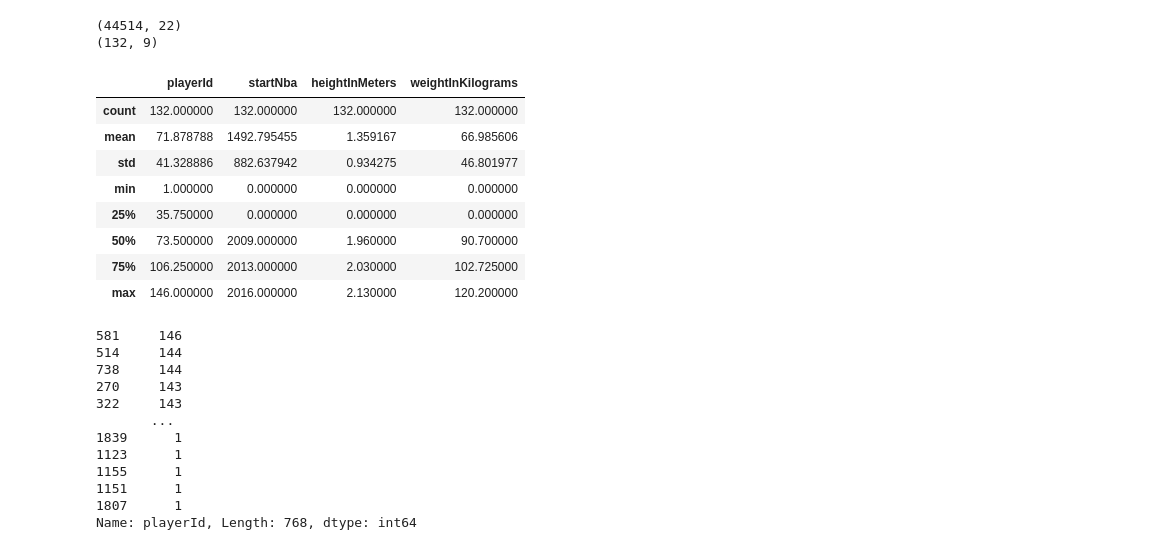
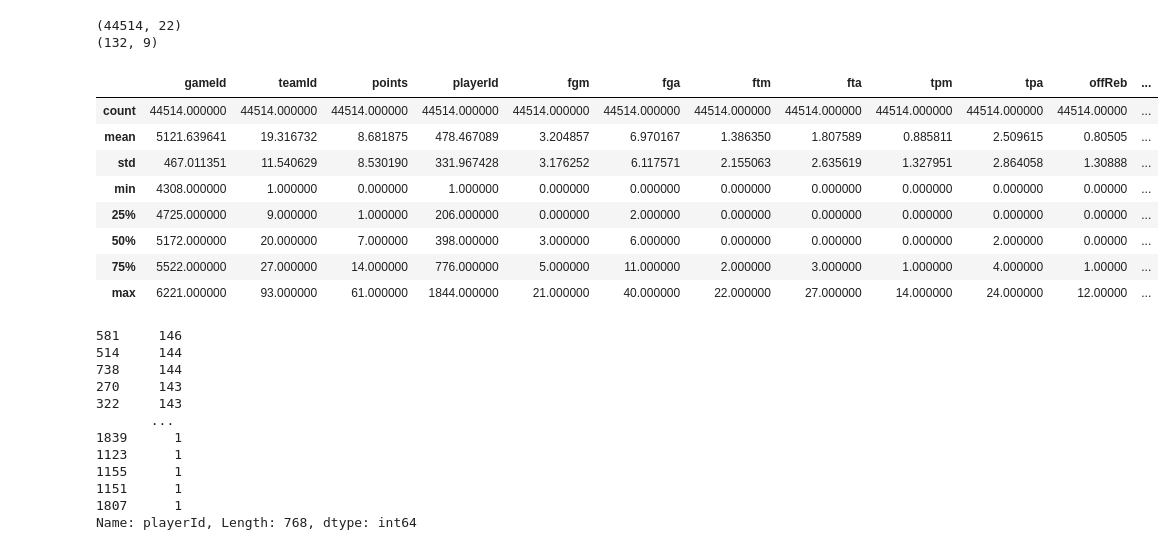
Before and after one commit to justinthe/NBA_API, a Jupyter notebook: code/eda_1.ipynb, the cells around one changed output. Cells and saved outputs as stored; diff of their text form; code cells hidden in the pictures.

```diff
--- a/code/eda_1.ipynb
+++ b/code/eda_1.ipynb
@@ -19,17 +19,17 @@ playerInfo = playerInfo[playerInfoCol].copy()
 (44514, 22)
 (132, 9)
 # %%
-playerInfo.describe()
+data.describe()
 # %% [output]
-|  | playerId | startNba | heightInMeters | weightInKilograms |
-| count | 132.000000 | 132.000000 | 132.000000 | 132.000000 |
-| mean | 71.878788 | 1492.795455 | 1.359167 | 66.985606 |
-| std | 41.328886 | 882.637942 | 0.934275 | 46.801977 |
-| min | 1.000000 | 0.000000 | 0.000000 | 0.000000 |
-| 25% | 35.750000 | 0.000000 | 0.000000 | 0.000000 |
-| 50% | 73.500000 | 2009.000000 | 1.960000 | 90.700000 |
-| 75% | 106.250000 | 2013.000000 | 2.030000 | 102.725000 |
-| max | 146.000000 | 2016.000000 | 2.130000 | 120.200000 |
+|  | gameId | teamId | points | playerId | fgm | fga | ftm | fta | tpm | tpa | offReb | ... |
+| count | 44514.000000 | 44514.000000 | 44514.000000 | 44514.000000 | 44514.000000 | 44514.000000 | 44514.000000 | 44514.000000 | 44514.000000 | 44514.000000 | 44514.00000 | ... |
+| mean | 5121.639641 | 19.316732 | 8.681875 | 478.467089 | 3.204857 | 6.970167 | 1.386350 | 1.807589 | 0.885811 | 2.509615 | 0.80505 | ... |
+| std | 467.011351 | 11.540629 | 8.530190 | 331.967428 | 3.176252 | 6.117571 | 2.155063 | 2.635619 | 1.327951 | 2.864058 | 1.30888 | ... |
+| min | 4308.000000 | 1.000000 | 0.000000 | 1.000000 | 0.000000 | 0.000000 | 0.000000 | 0.000000 | 0.000000 | 0.000000 | 0.00000 | ... |
+| 25% | 4725.000000 | 9.000000 | 1.000000 | 206.000000 | 0.000000 | 2.000000 | 0.000000 | 0.000000 | 0.000000 | 0.000000 | 0.00000 | ... |
+| 50% | 5172.000000 | 20.000000 | 7.000000 | 398.000000 | 3.000000 | 6.000000 | 0.000000 | 0.000000 | 0.000000 | 2.000000 | 0.00000 | ... |
+| 75% | 5522.000000 | 27.000000 | 14.000000 | 776.000000 | 5.000000 | 11.000000 | 2.000000 | 3.000000 | 1.000000 | 4.000000 | 1.00000 | ... |
+| max | 6221.000000 | 93.000000 | 61.000000 | 1844.000000 | 21.000000 | 40.000000 | 22.000000 | 27.000000 | 14.000000 | 24.000000 | 12.00000 | ... |
 # %%
 data["playerId"].value_counts()
 # %% [output]
```
Also changed, not shown: parts of 19 cells of this notebook.
